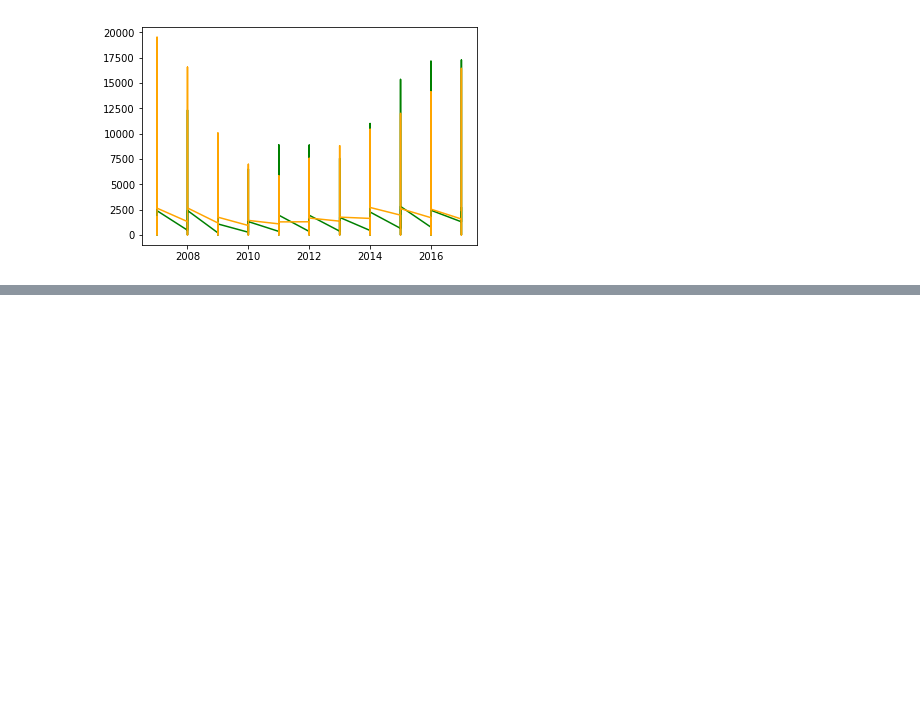
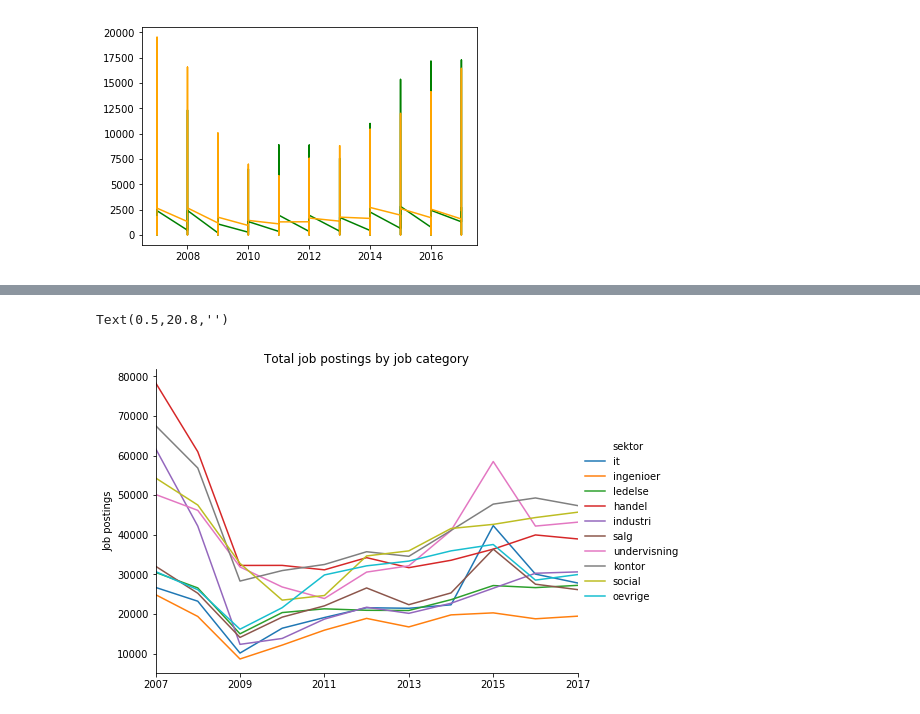
Before and after one commit to Naeim-S/GRP-33-TEST-1, a Jupyter notebook: EXAM/Dataset/Grafer.ipynb, the cells around one changed output, grey strips where cells are left out. Saved outputs shown, nothing was run; the diff lists cells and outputs as text; code cells hidden in the pictures; blank space fills up the shorter version.

```diff
--- a/EXAM/Dataset/Grafer.ipynb
+++ b/EXAM/Dataset/Grafer.ipynb
@@ -49,0 +160,6 @@ plt.show()
+# %%
+yearstosektor1 = [[2007]*10, [2008]*10, [2009]*10, [2010]*10, [2011]*10, [2012]*10, [2013]*10, [2014]*10, [2015]*10, [2016]*10, [2017]*10]
+
+
+yearstosektor = sum(yearstosektor,[])
+yearstosektor
@@ -49,0 +184,21 @@ plt.show()
+# %%
+n_sektor['year'] = yearstosektor
+# %%
+sektor = ["it",
+         "ingenioer",
+         "ledelse",
+         "handel",
+         "industri",
+         "salg",
+         "undervisning",
+         "kontor",
+         "social",
+         "oevrige"]
+# %%
+sektornavn = sektor*11
+
+len(sektornavn)
+
+n_sektor['sektor'] = sektornavn
+n_sektor.to_csv('n_sektor1')
+n_sektor
@@ -49,0 +224,21 @@ plt.show()
+# %%
+#jobindex_area = jobindex.query(' area != "danmark"').sort_values(by=["n_year_pc","year"], ascending=False)
+
+sns.set_palette("tab10")
+sns.relplot(x="year", y="0",
+            hue="sektor",
+            kind="line",
+            height=5,
+            aspect=1.4,
+            legend = "brief",
+            data=n_sektor)
+plt.title("Total job postings by job category")
+plt.ylabel('Job postings')
+plt.xlabel('Year')
+#plt.ylim(0,0.14)
+plt.xlim(2007,2017)
+plt.xticks(range(2007,2018,2))
+plt.xlabel("")
+# %% [output]
+Text(0.5,20.8,'')
+[figure, added]
```
Also changed, not shown: parts of 12 cells of this notebook, 3 other files.
